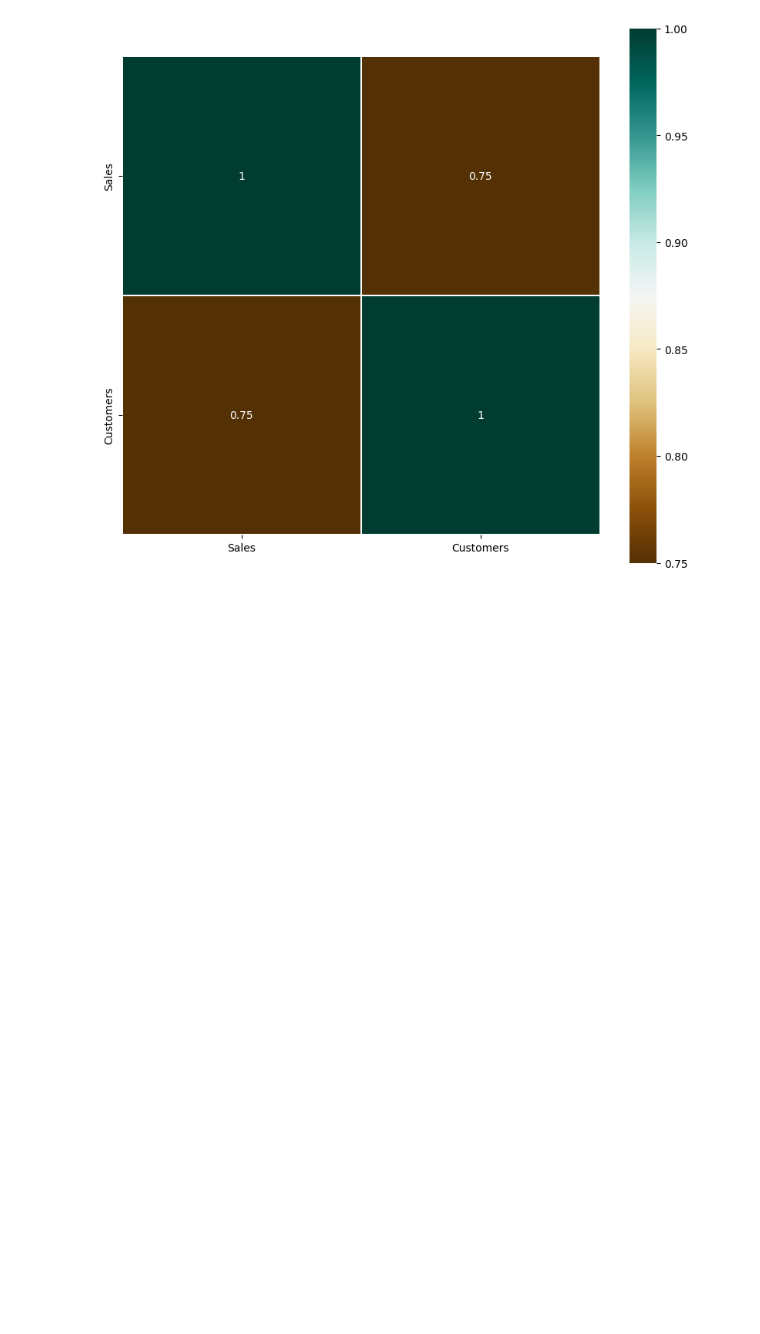
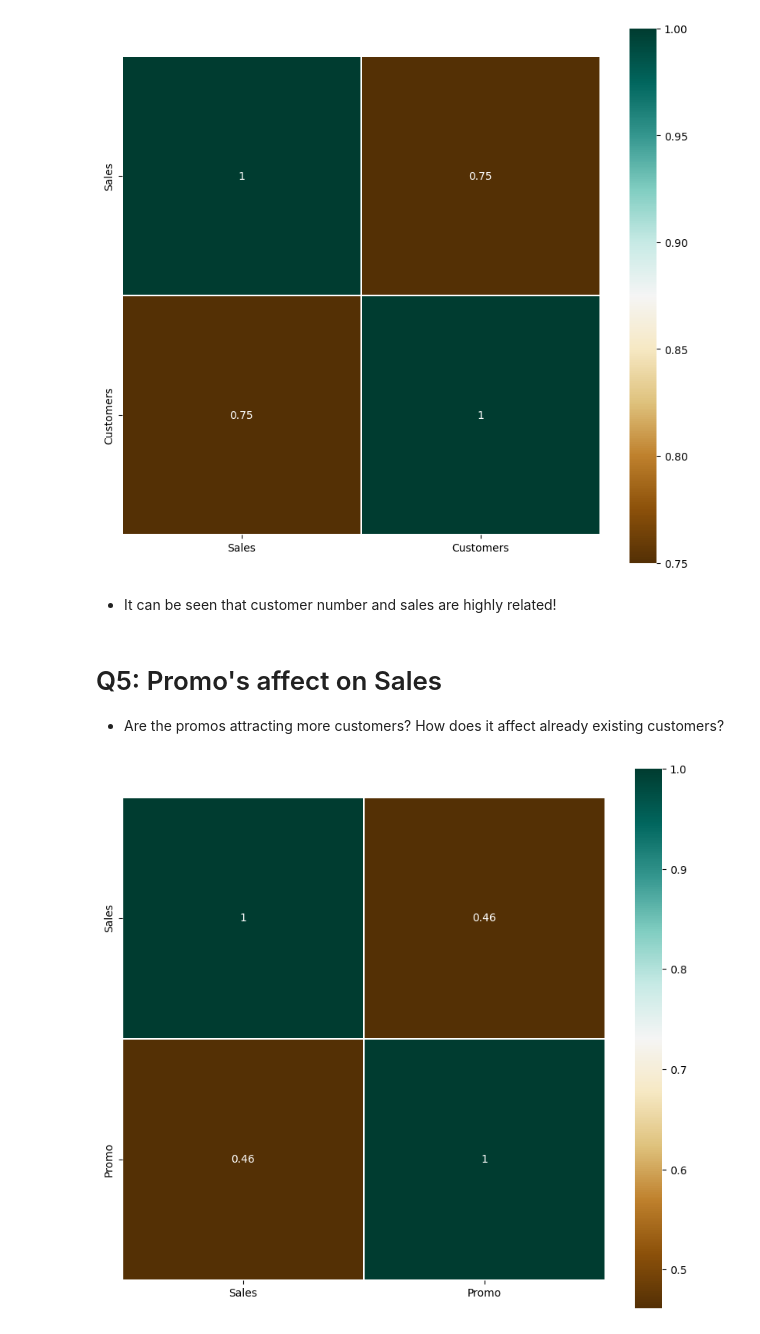
Before and after one commit to nahomHmichael/Rossman-Pharmaceutical-Sales-Pridiction, a Jupyter notebook: notebooks/data_exploration.ipynb, the cells around one changed output. Drawn from its saved outputs; the diff is of its cells as text; code cells hidden in the pictures; blank space fills up the shorter version.

Commit message:
Update: promo effect on sales

```diff
--- a/notebooks/data_exploration.ipynb
+++ b/notebooks/data_exploration.ipynb
@@ -427,3 +427,17 @@ plt.savefig("../plots/sales_customer_corr.png")
 plt.show()
 # %% [output]
 [figure]
+# %% [markdown]
+* It can be seen that customer number and sales are highly related!
+# %% [markdown]
+# Q5: Promo's affect on Sales
+* Are the promos attracting more customers? How does it affect already existing customers?
+# %%
+sales_promo = train_new[['Sales', 'Promo']]
+plt.figure(figsize=(10,9))
+sns.heatmap(sales_promo.corr(), linewidths=0.1, vmax=1.0,
+            square=True, cmap=plt.cm.BrBG, linecolor='white', annot=True)
+plt.savefig("../plots/sales_promo_corr.png")
+plt.show()
+# %% [output]
+[figure, added]
```
Also changed, not shown: parts of 2 cells of this notebook.
